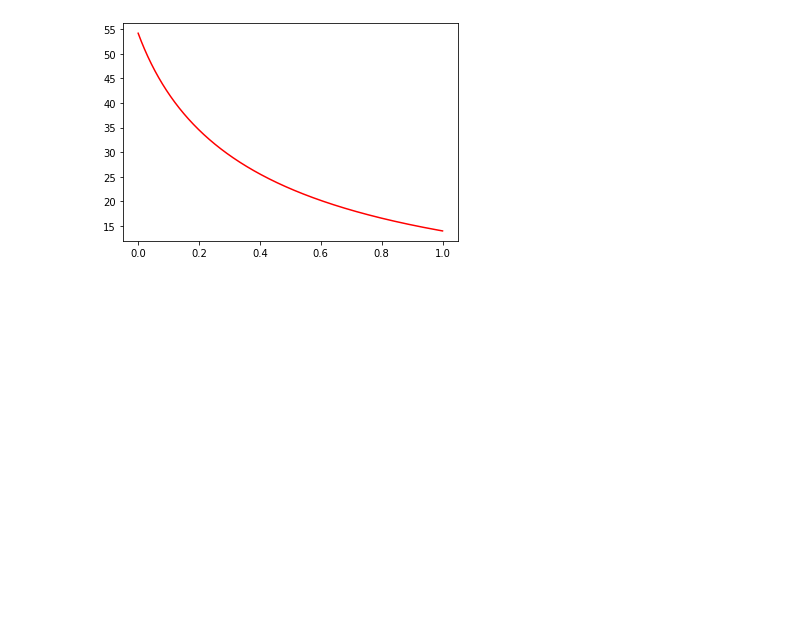
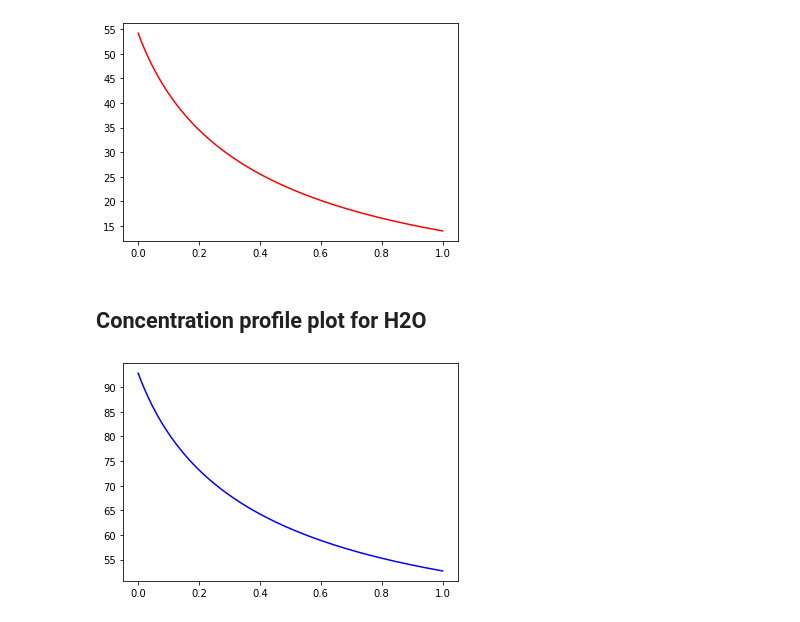
Before and after one commit to CoupezTom/Reactor-Design, a Jupyter notebook: Projet-RD-WGS.ipynb, the cells around one changed output. Saved outputs shown, nothing was run; the diff lists cells and outputs as text; code cells hidden in the pictures; blank space fills up the shorter version.

```diff
--- a/Projet-RD-WGS.ipynb
+++ b/Projet-RD-WGS.ipynb
@@ -26,6 +29,7 @@ eta    = 0.5                      # Effectiveness factor
 Xend   = 1
 Xstart = 0
 Ustart = 54.16242886   # Condition initiale CO [mol/m^3]
+
 
 def Reactor_without_dispersion(X):
     h = (Xend-Xstart)/len(X)
@@ -36,7 +40,23 @@ def Reactor_without_dispersion(X):
         U[i+1] =  U[i] + h*(-Beta/2)*((k*K_CO*K_H2O)*U[i]*(U[i]+38.6875)-((72.73-U[i])*(182.6047-U[i]))/K)/(1 + K_CO*U[i] + K_H2O*(U[i] +38.6875) + K_CO2*(72.73-U[i]) + K_H2*(182.6047-U[i]))**2
     plt.plot(X,U,'r')
     plt.show()
+    return U
 
-Reactor_without_dispersion(xsi)
+C_A = Reactor_without_dispersion(xsi)
+
+### PLOT POUR LE PROFIL DE CONCENTRATION DE CO ###
 # %% [output]
 [figure]
+# %% [markdown]
+## Concentration profile plot for H2O
+# %%
+### PLOT POUR LE PROFIL DE CONCENTRATION DE H2O ###
+
+H2O = np.linspace(0, 1, 10000)
+j = 1
+for j in range(len(xsi)):
+    H2O[j] = C_A[j] + 38.6875
+plt.plot(xsi,H2O,'b')
+plt.show()
+# %% [output]
+[figure, added]
```
Also changed, not shown: parts of 7 cells of this notebook.
